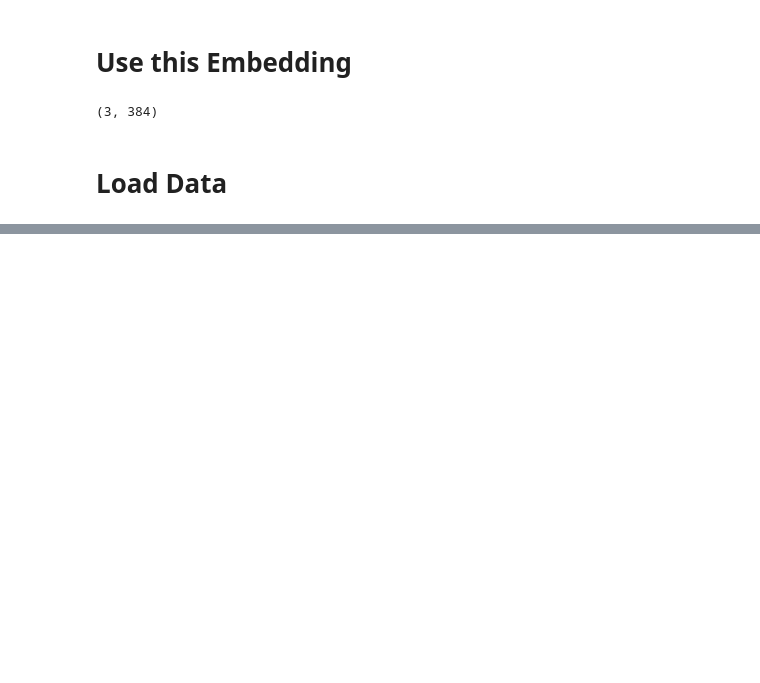
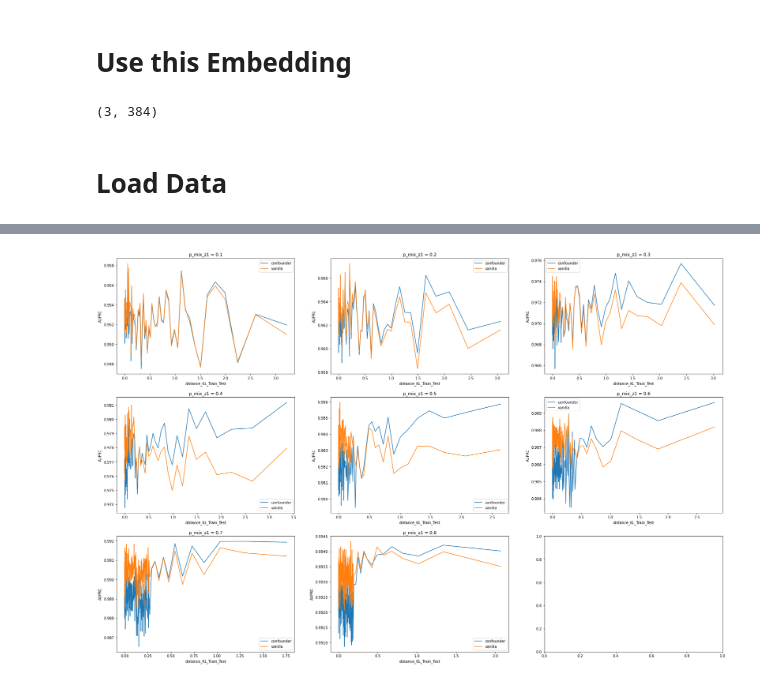
Before and after one commit to LinguisticAnomalies/DeconDTN, a Jupyter notebook: notebooks_xiruo/[test] Logistic Regression.ipynb, the cells around one changed output, grey strips where cells are left out. Cells and saved outputs as stored; diff of their text form; code cells hidden in the pictures; blank space fills up the shorter version.

```diff
--- a/notebooks_xiruo/[test] Logistic Regression.ipynb
+++ b/notebooks_xiruo/[test] Logistic Regression.ipynb
@@ -248,0 +1525,18 @@ df_all
+# %%
+p_mix_z1 = df['p_mix_z1'].unique()
+
+fig, ax = plt.subplots(math.ceil(len(p_mix_z1)/3),3, figsize=(30,20))
+ax = ax.ravel()
+for idx, k in enumerate(p_mix_z1):
+    xlabel = "distance_KL_Train_Test"
+    _df = df[df['p_mix_z1'] == k].sort_values(xlabel)
+    ax[idx].plot(_df[xlabel], _df['auprc_logistic_confounder'], label="confounder")
+    ax[idx].plot(_df[xlabel], _df['auprc_logistic_vanilla'], label="vanilla")
+
+    ax[idx].set_xlabel(xlabel)
+    ax[idx].set_ylabel("AUPRC")
+    # ax[idx].axvline(_df['alpha_train'].unique(), color="red", linestyle="--")
+    ax[idx].set_title(f"p_mix_z1 = {round(k,3)}")
+    ax[idx].legend()
+# %% [output]
+[figure, added]
```
Also changed, not shown: parts of 222 cells of this notebook, 13 other files.
